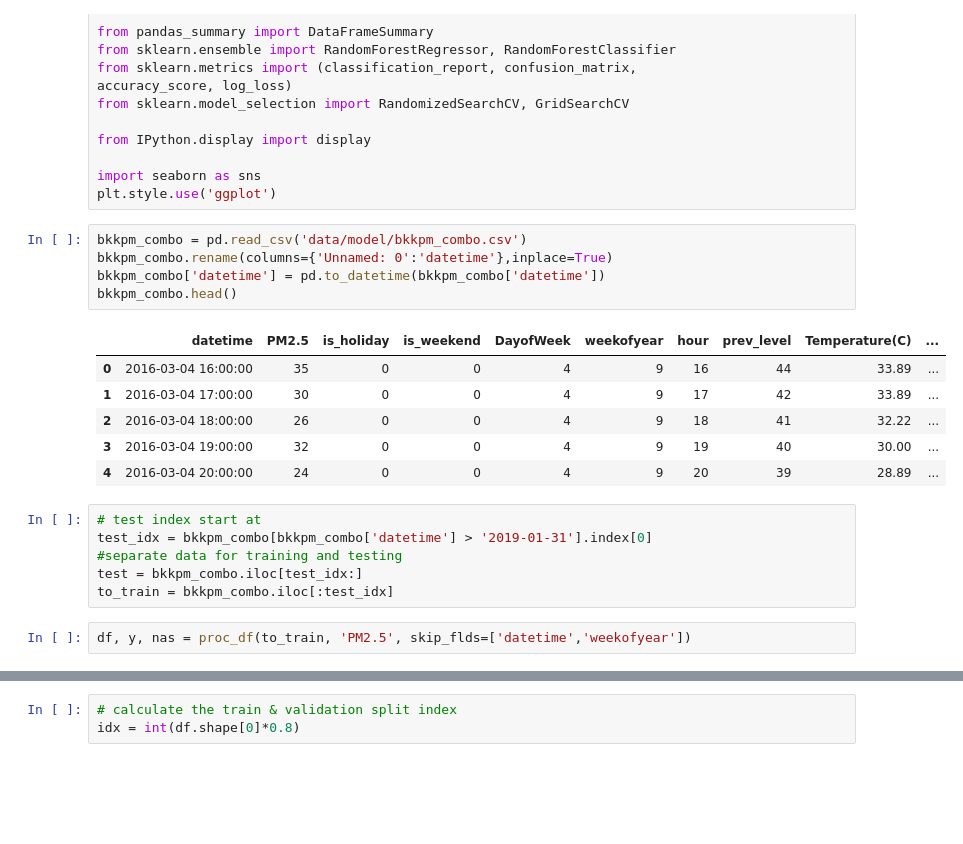
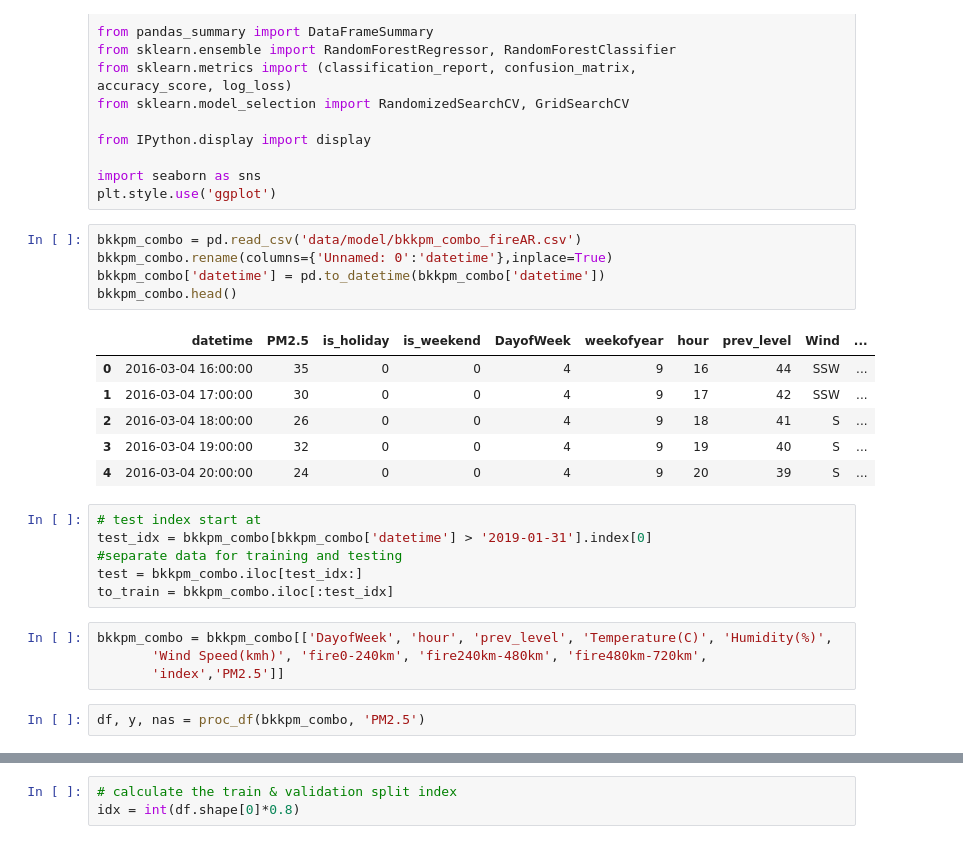
Before and after one commit to worasom/aqi_thailand, a Jupyter notebook: Auto_TPOT.ipynb, the cells around one changed output, grey strips where cells are left out. Saved outputs shown, nothing was run; the diff lists cells and outputs as text; blank space fills up the shorter version.

```diff
--- a/Auto_TPOT.ipynb
+++ b/Auto_TPOT.ipynb
@@ -31,25 +31,29 @@ from IPython.display import display
 import seaborn as sns
 plt.style.use('ggplot')
 # %%
-bkkpm_combo = pd.read_csv('data/model/bkkpm_combo.csv')
+bkkpm_combo = pd.read_csv('data/model/bkkpm_combo_fireAR.csv')
 bkkpm_combo.rename(columns={'Unnamed: 0':'datetime'},inplace=True)
 bkkpm_combo['datetime'] = pd.to_datetime(bkkpm_combo['datetime'])
 bkkpm_combo.head()
 # %% [output]
-|  | datetime | PM2.5 | is_holiday | is_weekend | DayofWeek | weekofyear | hour | prev_level | Temperature(C) | ... |
-| 0 | 2016-03-04 16:00:00 | 35 | 0 | 0 | 4 | 9 | 16 | 44 | 33.89 | ... |
-| 1 | 2016-03-04 17:00:00 | 30 | 0 | 0 | 4 | 9 | 17 | 42 | 33.89 | ... |
-| 2 | 2016-03-04 18:00:00 | 26 | 0 | 0 | 4 | 9 | 18 | 41 | 32.22 | ... |
-| 3 | 2016-03-04 19:00:00 | 32 | 0 | 0 | 4 | 9 | 19 | 40 | 30.00 | ... |
-| 4 | 2016-03-04 20:00:00 | 24 | 0 | 0 | 4 | 9 | 20 | 39 | 28.89 | ... |
+|  | datetime | PM2.5 | is_holiday | is_weekend | DayofWeek | weekofyear | hour | prev_level | Wind | ... |
+| 0 | 2016-03-04 16:00:00 | 35 | 0 | 0 | 4 | 9 | 16 | 44 | SSW | ... |
+| 1 | 2016-03-04 17:00:00 | 30 | 0 | 0 | 4 | 9 | 17 | 42 | SSW | ... |
+| 2 | 2016-03-04 18:00:00 | 26 | 0 | 0 | 4 | 9 | 18 | 41 | S | ... |
+| 3 | 2016-03-04 19:00:00 | 32 | 0 | 0 | 4 | 9 | 19 | 40 | S | ... |
+| 4 | 2016-03-04 20:00:00 | 24 | 0 | 0 | 4 | 9 | 20 | 39 | S | ... |
 # %%
 # test index start at
 test_idx = bkkpm_combo[bkkpm_combo['datetime'] > '2019-01-31'].index[0]
 #separate data for training and testing
 test = bkkpm_combo.iloc[test_idx:]
 to_train = bkkpm_combo.iloc[:test_idx]
+# %%
+bkkpm_combo = bkkpm_combo[['DayofWeek', 'hour', 'prev_level', 'Temperature(C)', 'Humidity(%)',
+       'Wind Speed(kmh)', 'fire0-240km', 'fire240km-480km', 'fire480km-720km',
+       'index','PM2.5']]
 # %%
-df, y, nas = proc_df(to_train, 'PM2.5', skip_flds=['datetime','weekofyear'])
+df, y, nas = proc_df(bkkpm_combo, 'PM2.5')
 # %%
 df.columns
 # %% [output]
```
Also changed, not shown: parts of 4 cells of this notebook.
